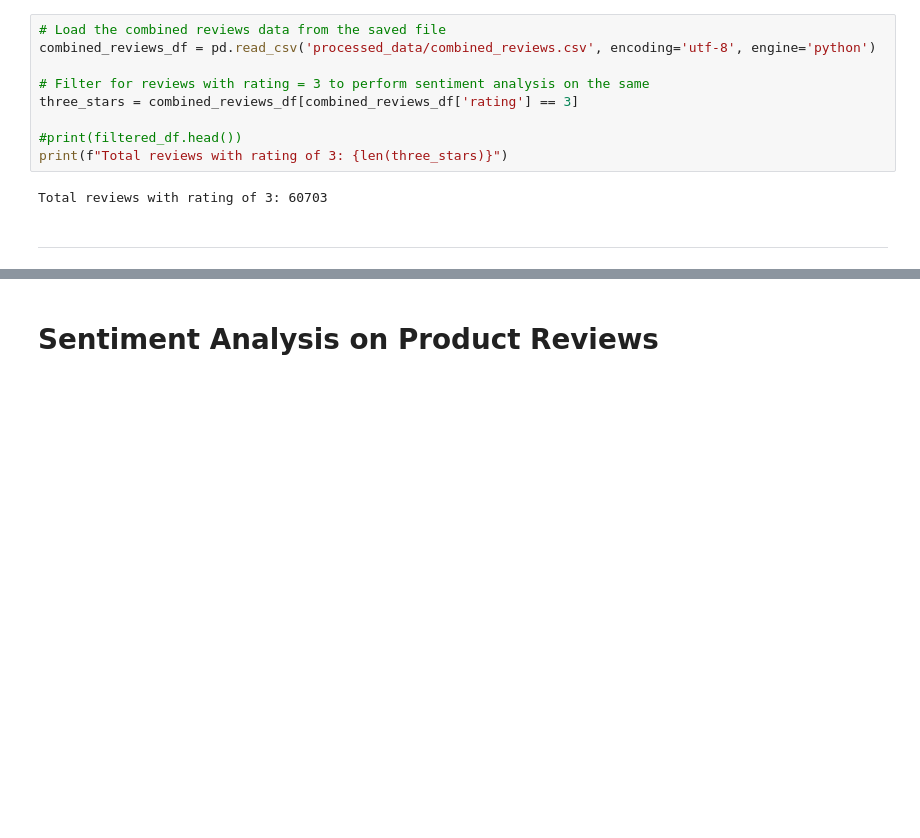
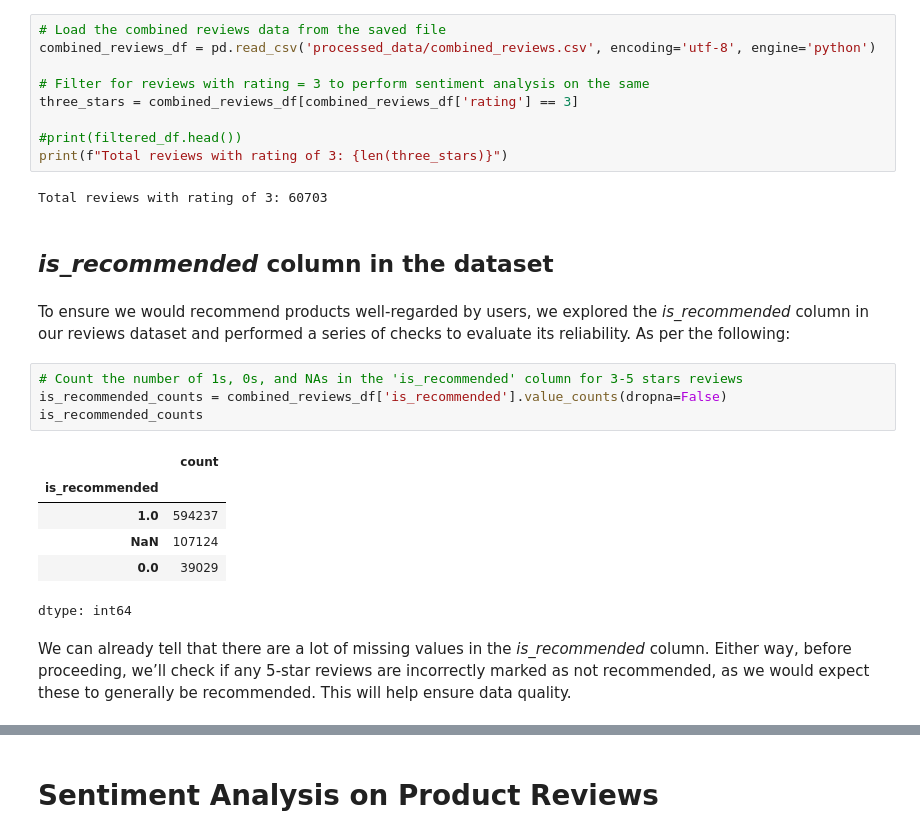
Before and after one commit to raquelmdtum/CTDS-Final-Project, a Jupyter notebook: sentiment_analysis.ipynb, the cells around one changed output, grey strips where cells are left out. Cells and saved outputs as stored; diff of their text form; blank space fills up the shorter version.

```diff
--- a/sentiment_analysis.ipynb
+++ b/sentiment_analysis.ipynb
@@ -26,7 +26,20 @@ three_stars = combined_reviews_df[combined_reviews_df['rating'] == 3]
 print(f"Total reviews with rating of 3: {len(three_stars)}")
 # %% [output]
 Total reviews with rating of 3: 60703
-# %% [markdown]
-
-
----
+# %% [markdown]
+## *is_recommended* column in the dataset
+# %% [markdown]
+To ensure we would recommend products well-regarded by users, we explored the *is_recommended*  column in our reviews dataset and performed a series of checks to evaluate its reliability. As per the following:
+# %%
+# Count the number of 1s, 0s, and NAs in the 'is_recommended' column for 3-5 stars reviews
+is_recommended_counts = combined_reviews_df['is_recommended'].value_counts(dropna=False)
+is_recommended_counts
+# %% [output]
+|  | count |
+| is_recommended |  |
+| 1.0 | 594237 |
+| NaN | 107124 |
+| 0.0 | 39029 |
+dtype: int64
+# %% [markdown]
+We can already tell that there are a lot of missing values in the *is_recommended* column. Either way, before proceeding, we’ll check if any 5-star reviews are incorrectly marked as not recommended, as we would expect these to generally be recommended. This will help ensure data quality.
```
Also changed, not shown: parts of 22 cells of this notebook, 11 other files.
